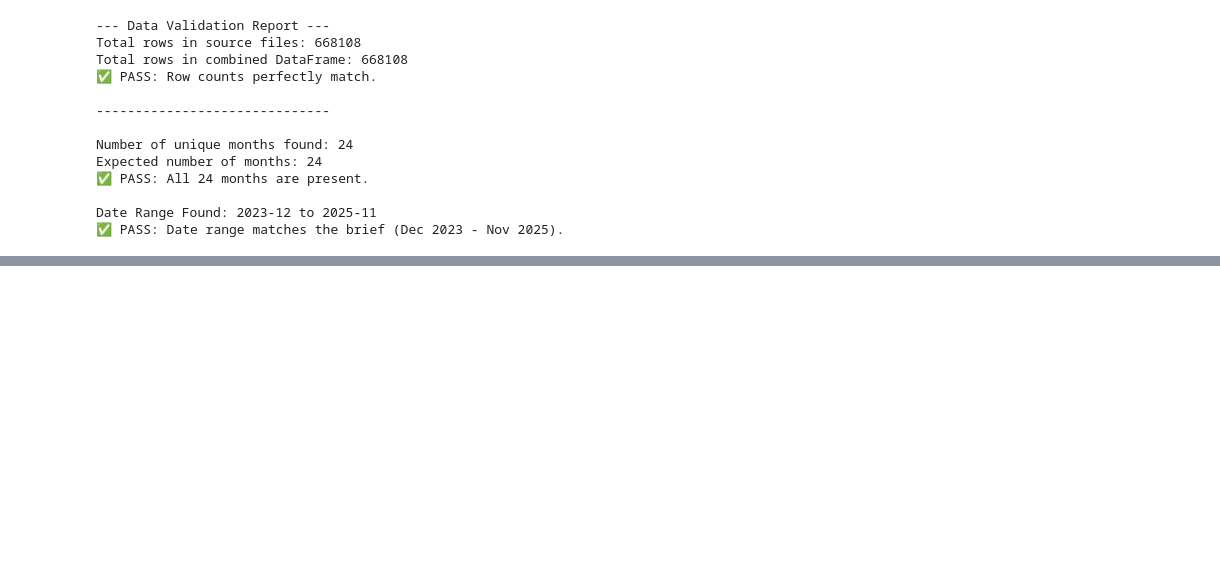
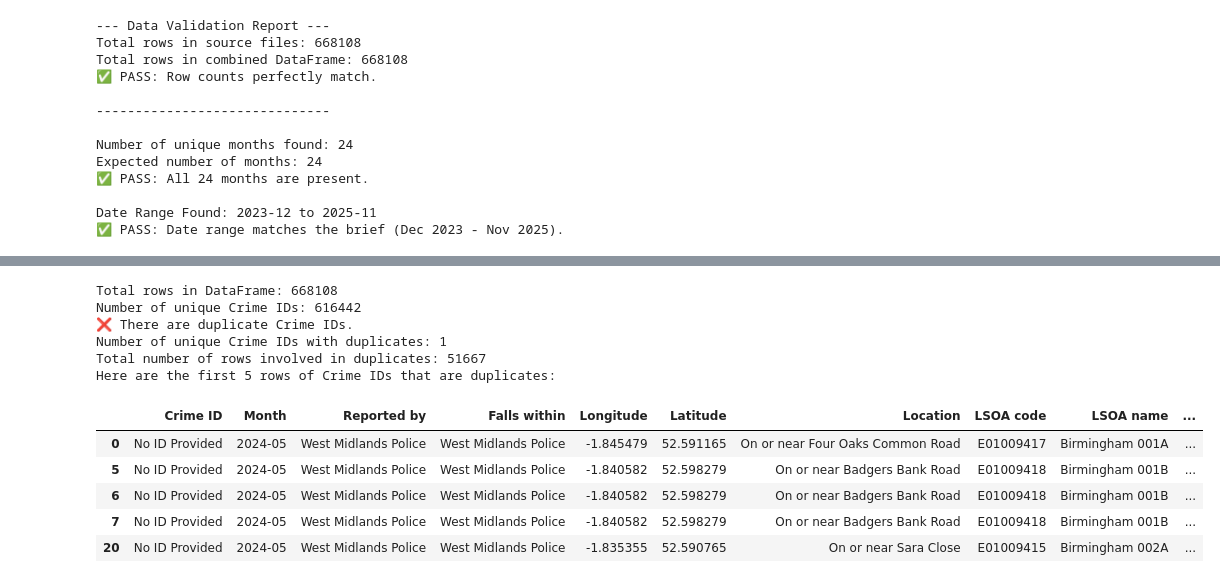
Before and after one commit to Nat2364/Assignment1, a Jupyter notebook: Assignment1.ipynb, the cells around one changed output, grey strips where cells are left out. Saved outputs shown, nothing was run; the diff lists cells and outputs as text; code cells hidden in the pictures; blank space fills up the shorter version.

```diff
--- a/Assignment1.ipynb
+++ b/Assignment1.ipynb
@@ -224,0 +282,30 @@ Date Range Found: 2023-12 to 2025-11
+# %%
+unique_crime_ids = combined_df_cleaned['Crime ID'].nunique()
+total_rows = len(combined_df_cleaned)
+
+print(f"Total rows in DataFrame: {total_rows}")
+print(f"Number of unique Crime IDs: {unique_crime_ids}")
+
+if unique_crime_ids == total_rows:
+    print("✅ All rows have unique Crime IDs.")
+else:
+    print("❌ There are duplicate Crime IDs.")
+    duplicate_crime_ids = combined_df_cleaned[combined_df_cleaned.duplicated(subset=['Crime ID'], keep=False)]
+    num_duplicates = duplicate_crime_ids['Crime ID'].nunique()
+    print(f"Number of unique Crime IDs with duplicates: {num_duplicates}")
+    print(f"Total number of rows involved in duplicates: {len(duplicate_crime_ids)}")
+    print("Here are the first 5 rows of Crime IDs that are duplicates:")
+    display(duplicate_crime_ids.head())
+# %% [output]
+Total rows in DataFrame: 668108
+Number of unique Crime IDs: 616442
+❌ There are duplicate Crime IDs.
+Number of unique Crime IDs with duplicates: 1
+Total number of rows involved in duplicates: 51667
+Here are the first 5 rows of Crime IDs that are duplicates:
+|  | Crime ID | Month | Reported by | Falls within | Longitude | Latitude | Location | LSOA code | LSOA name | ... |
+| 0 | No ID Provided | 2024-05 | West Midlands Police | West Midlands Police | -1.845479 | 52.591165 | On or near Four Oaks Common Road | E01009417 | Birmingham 001A | ... |
+| 5 | No ID Provided | 2024-05 | West Midlands Police | West Midlands Police | -1.840582 | 52.598279 | On or near Badgers Bank Road | E01009418 | Birmingham 001B | ... |
+| 6 | No ID Provided | 2024-05 | West Midlands Police | West Midlands Police | -1.840582 | 52.598279 | On or near Badgers Bank Road | E01009418 | Birmingham 001B | ... |
+| 7 | No ID Provided | 2024-05 | West Midlands Police | West Midlands Police | -1.840582 | 52.598279 | On or near Badgers Bank Road | E01009418 | Birmingham 001B | ... |
+| 20 | No ID Provided | 2024-05 | West Midlands Police | West Midlands Police | -1.835355 | 52.590765 | On or near Sara Close | E01009415 | Birmingham 002A | ... |
```
Also changed, not shown: parts of 1 cell of this notebook.
